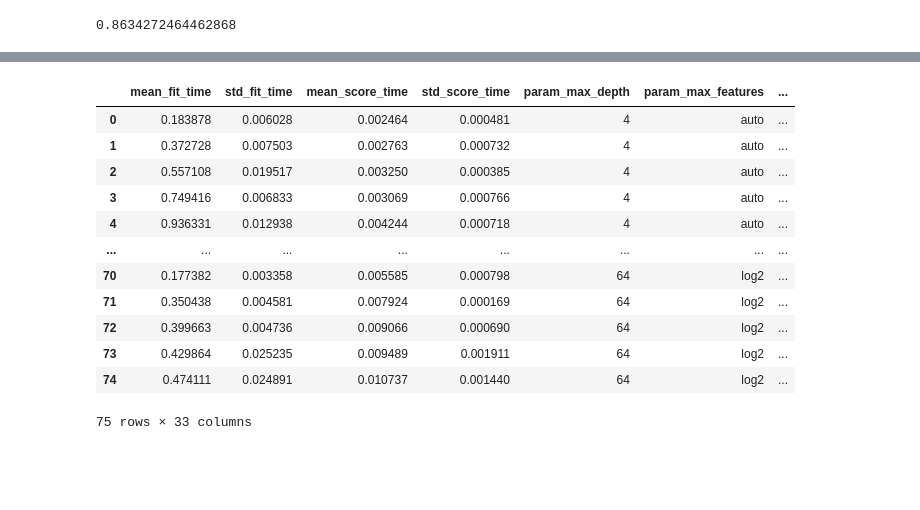
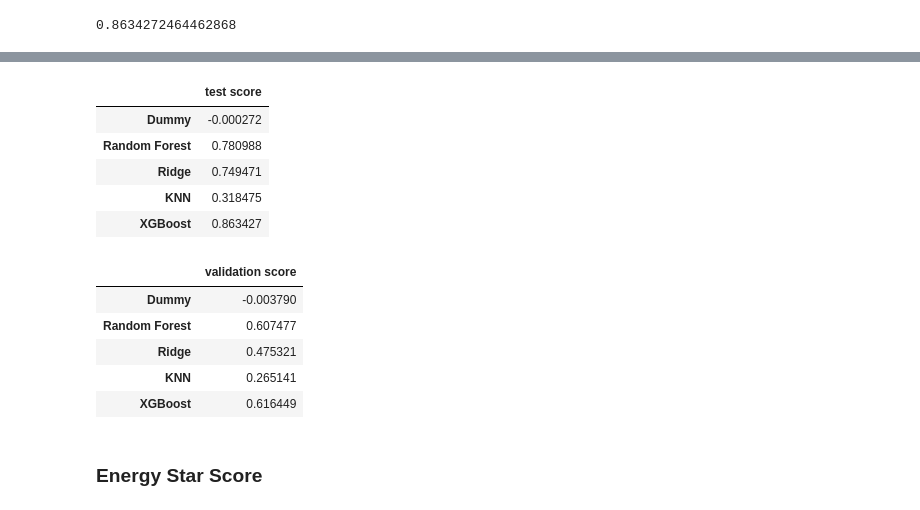
Before and after one commit to azioba/Notebook, a Jupyter notebook: Projet_4.ipynb, the cells around one changed output, grey strips where cells are left out. Cells and saved outputs as stored; diff of their text form; code cells hidden in the pictures; blank space fills up the shorter version.

```diff
--- a/Projet_4.ipynb
+++ b/Projet_4.ipynb
@@ -661,16 +672,32 @@ model_boosted.score(X_test,y_test)
+# %%
+scores.append(model_boosted.score(X_test,y1_test))
+best_scores.append(CV_xgboost.best_score_)
 # %%
-pd.DataFrame(CV_xgboost.cv_results_)
+res_xgboost = pd.DataFrame(CV_xgboost.cv_results_)
-# %% [output]
-|  | mean_fit_time | std_fit_time | mean_score_time | std_score_time | param_max_depth | param_max_features | ... |
-| 0 | 0.183878 | 0.006028 | 0.002464 | 0.000481 | 4 | auto | ... |
-| 1 | 0.372728 | 0.007503 | 0.002763 | 0.000732 | 4 | auto | ... |
-| 2 | 0.557108 | 0.019517 | 0.003250 | 0.000385 | 4 | auto | ... |
-| 3 | 0.749416 | 0.006833 | 0.003069 | 0.000766 | 4 | auto | ... |
-| 4 | 0.936331 | 0.012938 | 0.004244 | 0.000718 | 4 | auto | ... |
-| ... | ... | ... | ... | ... | ... | ... | ... |
-| 70 | 0.177382 | 0.003358 | 0.005585 | 0.000798 | 64 | log2 | ... |
-| 71 | 0.350438 | 0.004581 | 0.007924 | 0.000169 | 64 | log2 | ... |
-| 72 | 0.399663 | 0.004736 | 0.009066 | 0.000690 | 64 | log2 | ... |
-| 73 | 0.429864 | 0.025235 | 0.009489 | 0.001911 | 64 | log2 | ... |
-| 74 | 0.474111 | 0.024891 | 0.010737 | 0.001440 | 64 | log2 | ... |
-75 rows × 33 columns
+# %%
+index = ['Dummy','Random Forest','Ridge','KNN','XGBoost']
+columns = ['test score']
+columns_b = ['validation score']
+# %%
+df_scores = pd.DataFrame(data=scores,index=index,columns=columns)
+df_best_scores = pd.DataFrame(data=best_scores,index=index,columns=columns_b)
+# %%
+df_scores
+# %% [output]
+|  | test score |
+| Dummy | -0.000272 |
+| Random Forest | 0.780988 |
+| Ridge | 0.749471 |
+| KNN | 0.318475 |
+| XGBoost | 0.863427 |
+# %%
+df_best_scores
+# %% [output]
+|  | validation score |
+| Dummy | -0.003790 |
+| Random Forest | 0.607477 |
+| Ridge | 0.475321 |
+| KNN | 0.265141 |
+| XGBoost | 0.616449 |
+# %% [markdown]
+### Energy Star Score
```
Also changed, not shown: parts of 69 cells of this notebook.
